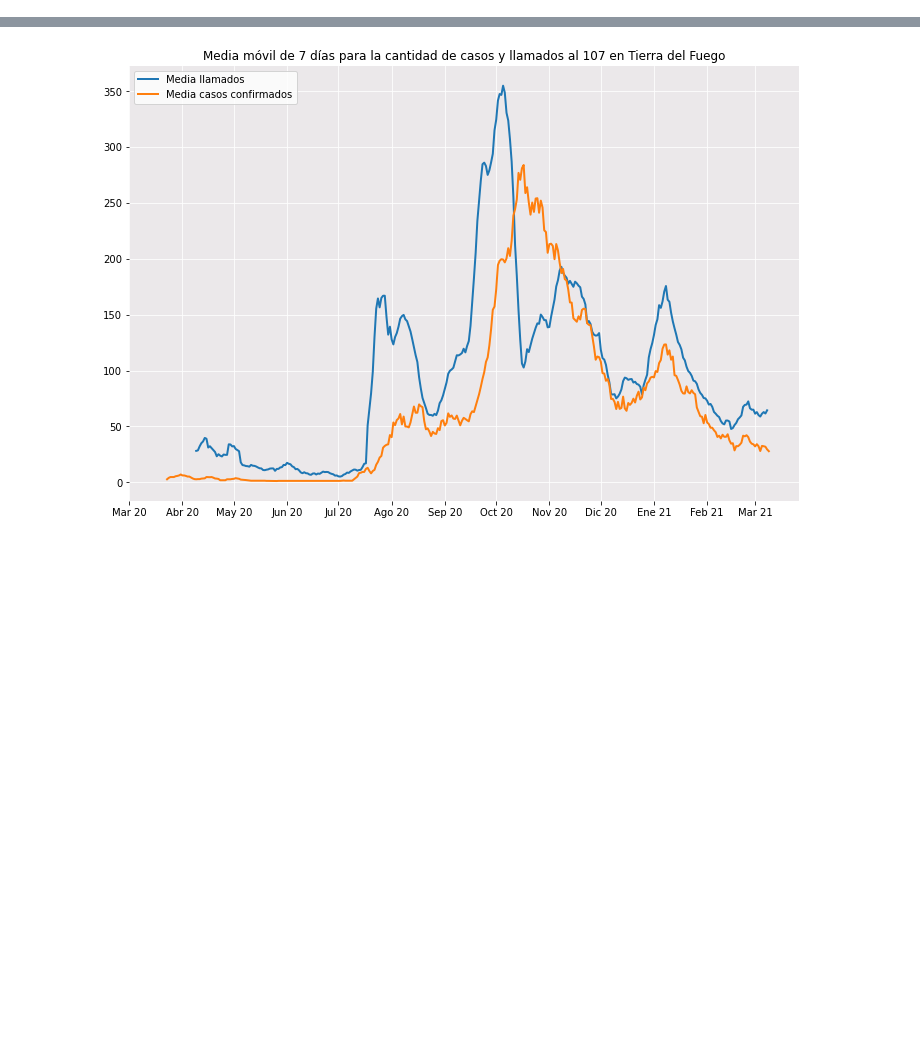
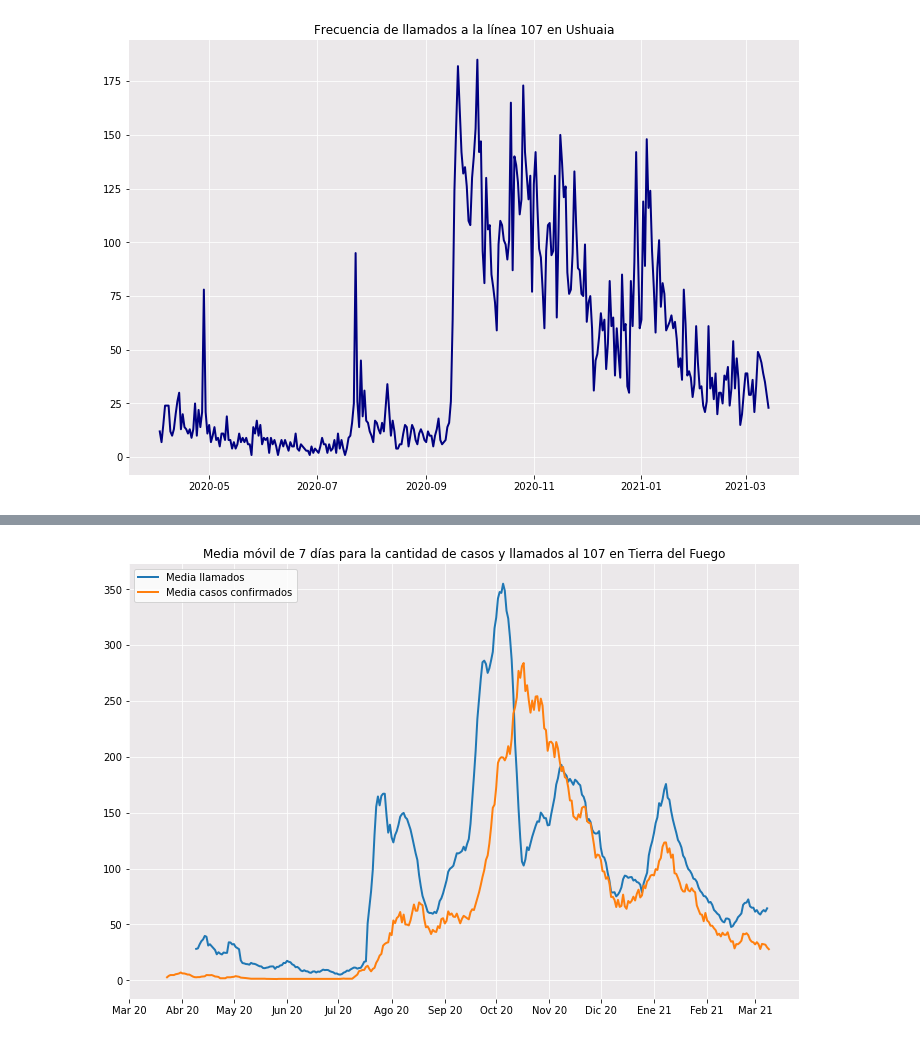
Before and after one commit to cguillamet/Monitoreo-COVID-19, a Jupyter notebook: Monitoreo_Python.ipynb, the cells around one changed output, grey strips where cells are left out. Drawn from its saved outputs; the diff is of its cells as text; code cells hidden in the pictures; blank space fills up the shorter version.

```diff
--- a/Monitoreo_Python.ipynb
+++ b/Monitoreo_Python.ipynb
@@ -44,24 +0,0 @@ plt.show()
-# %%
-# Gráfico llamadas Ushuaia
-llam_ush = llamados[llamados.locallidad == "Ushuaia"]
-llam_ush = contar(llam_ush, "fecha_llamado")
-#llam_ush2 = pd.DataFrame(llam_ush["fecha_llamado"].value_counts())
-#llam_ush2.columns = ["Cantidad"]
-#llam_ush2.index.name = "Fecha"
-#llam_ush2.reset_index(inplace = True)
-# llam_ush2 = llam_ush2.sort_values("Fecha")
-llam_ush = llam_ush[:len(llam_ush)-1]
-
-plot2 = plt.figure(2)
-plt.plot(llam_ush["Fecha"], llam_ush["Cantidad"], linewidth=2)
-plot2.set_size_inches(12,8)
-plt.xticks(["2020-04","2020-05","2020-06","2020-07","2020-08","2020-09","2020-10","2020-11","2020-12","2021-01","2021-02","2021-03"],["Abr 20","May 20","Jun 20","Jul 20","Ago 20", "Sep 20", "Oct 20", "Nov 20", "Dic 20", "Ene 21", "Feb 21", "Mar 21"])
-plt.grid(color = "white")
-plt.title("Frecuencia de llamados a la línea 107 en Ushuaia")
-ax = plt.gca()
-ax.set_facecolor("#EBE8EA")
-ax.spines["bottom"].set_visible(False) #saca los bordes del gráfico
-ax.spines["right"].set_visible(False) #saca los bordes del gráfico
-ax.spines["left"].set_visible(False) #saca los bordes del gráfico
-ax.spines["top"].set_visible(False) #saca los bordes del gráfico
-plt.show()
@@ -284,0 +54,10 @@ plt.show()
+# %%
+# Gráfico llamadas Ushuaia
+llamados_ush = llamados[llamados.locallidad == "Ushuaia"]
+llamados_ush = contar(llamados_ush, "fecha_llamado")
+llamados_ush = llam_ush[:len(llamados_ush)-1]
+
+plt.title("Frecuencia de llamados a la línea 107 en Ushuaia")
+grafico(llamados_ush["Fecha"], llamados_ush["Cantidad"], color = "navy")
+# %% [output]
+[figure, added]
```
Also changed, not shown: parts of 34 cells of this notebook, 1 other file.
